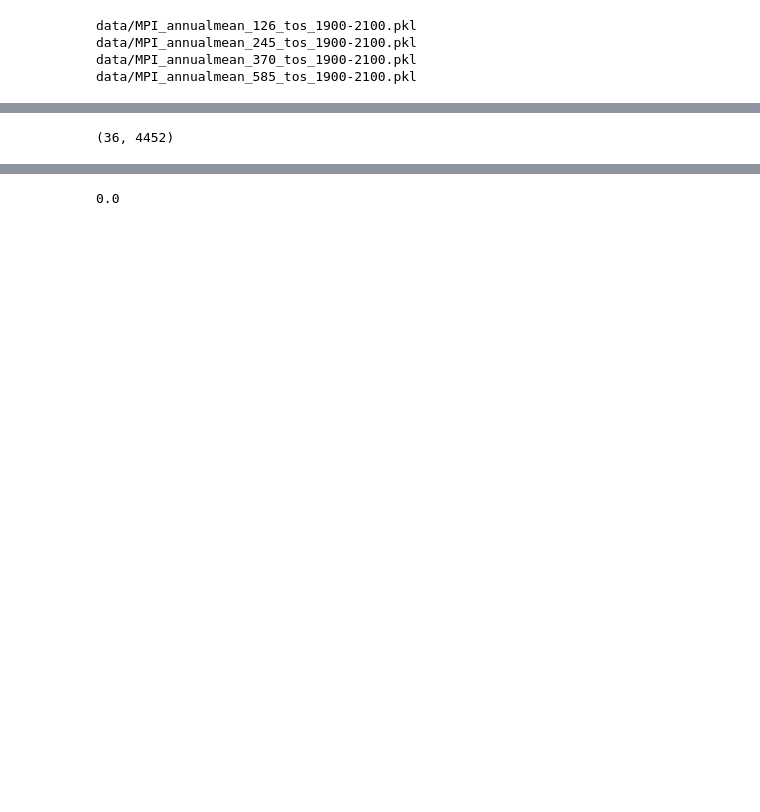
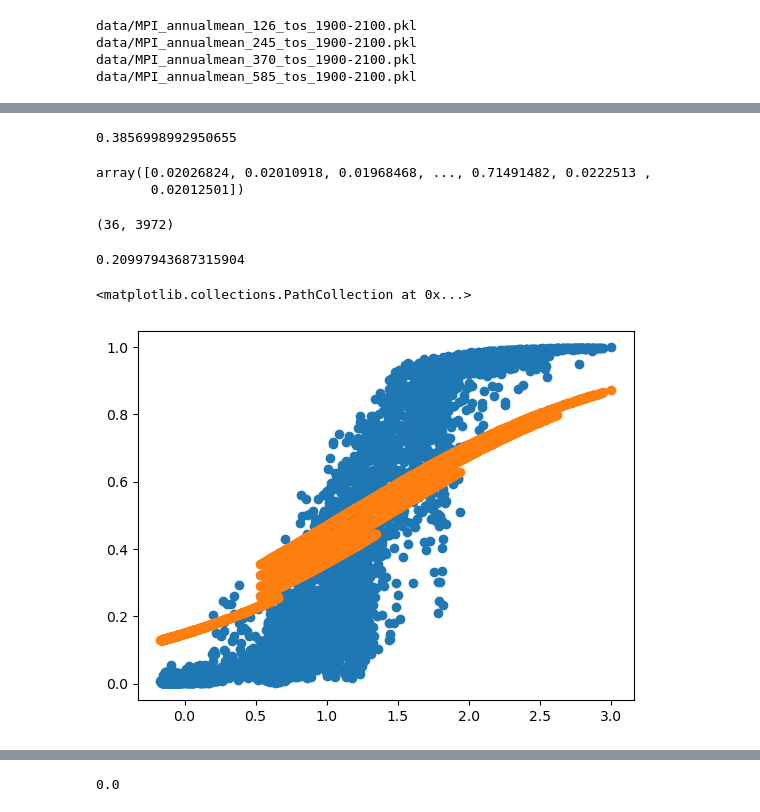
Before and after one commit to emily-gordy/predictability-emergence, a Jupyter notebook: gridpointmodel.ipynb, the cells around one changed output, grey strips where cells are left out. Saved outputs shown, nothing was run; the diff lists cells and outputs as text; code cells hidden in the pictures; blank space fills up the shorter version.

```diff
--- a/gridpointmodel.ipynb
+++ b/gridpointmodel.ipynb
@@ -188,6 +225,24 @@ y_pred_probs = lr_model.predict_proba(inputtestGMT)
 # %%
-outputtest = np.argmax(outputtest.numpy(),axis=1)
+meantest = np.mean(truths[ilonsel])
+meantest
+# %% [output]
+0.3856998992950655
+# %%
+bs_lr
+# %% [output]
+array([0.02026824, 0.02010918, 0.01968468, ..., 0.71491482, 0.0222513 ,
+       0.02012501])
+# %%
+truths.shape
+# %% [output]
+(36, 3972)
+# %%
+bs_lr
+# %% [output]
+0.20997943687315904
 # %%
-avgtestclass.shape
+plt.scatter(inputtestGMT.numpy().squeeze(),avgtestpred[ilonsel])
+plt.scatter(inputtestGMT.numpy().squeeze(),y_pred_probs[:,1])
 # %% [output]
-(36, 4452)
+<matplotlib.collections.PathCollection at 0x...>
+[figure, added]
```
Also changed, not shown: parts of 16 cells of this notebook, 5 other files.
